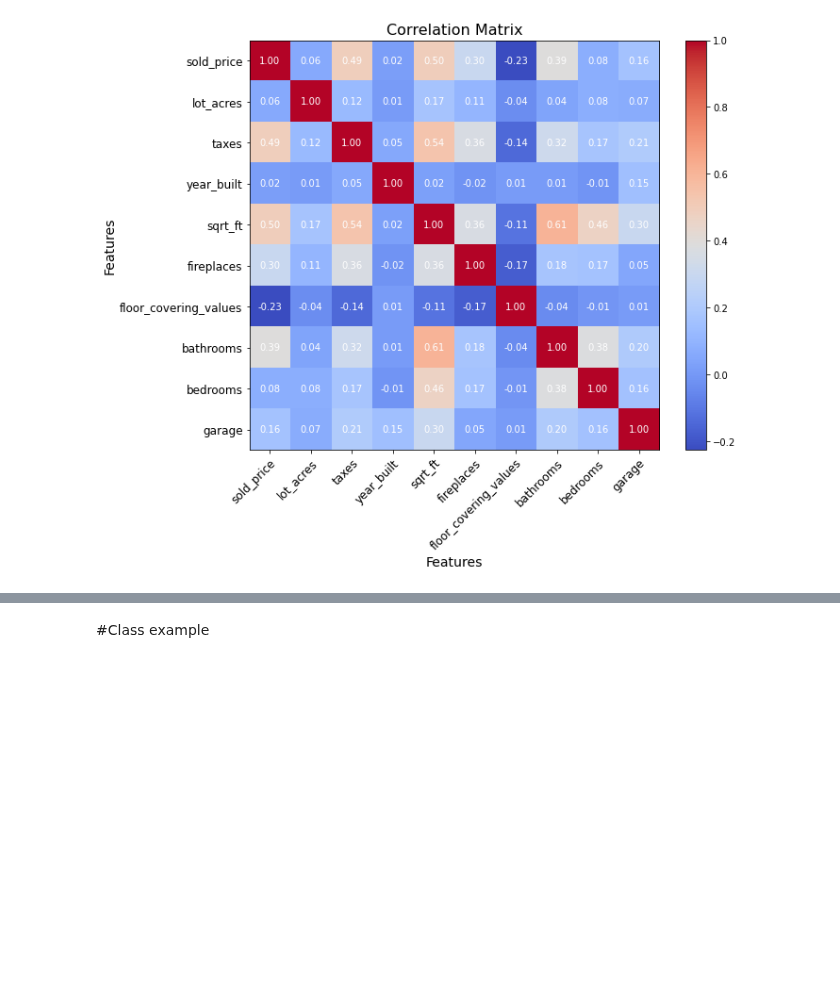
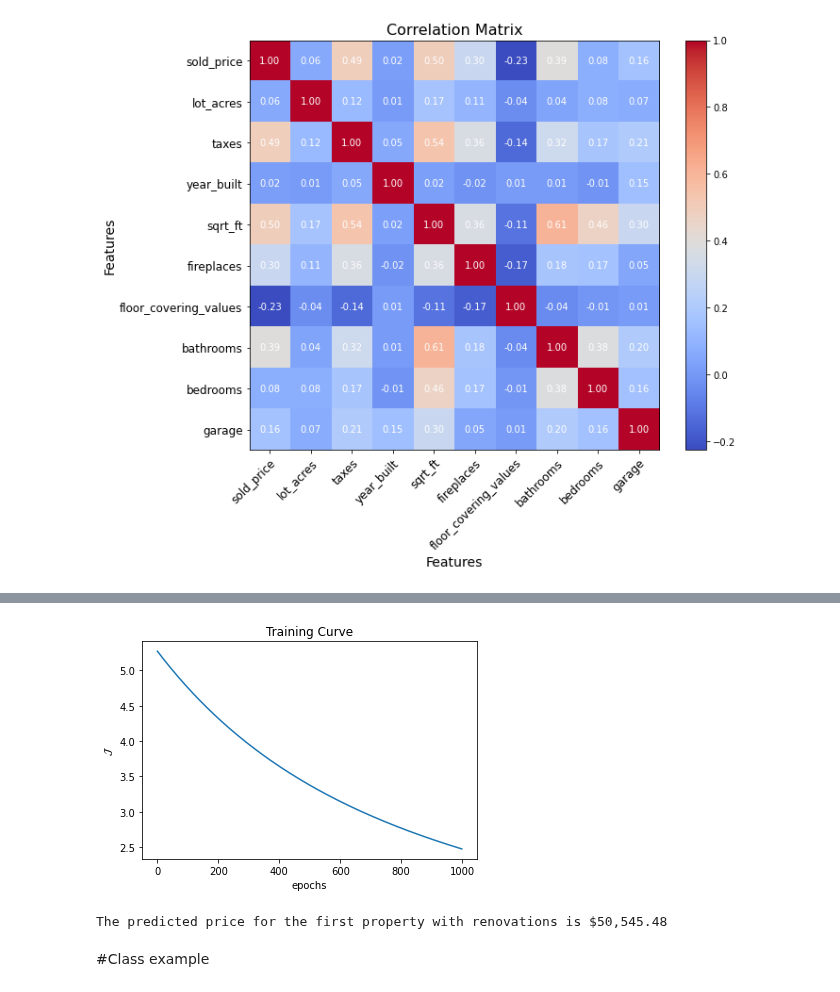
Before and after one commit to DevcoreGJ/HouseLinReg-Price-Renovations, a Jupyter notebook: HouseLinReg_Price_Renovations.ipynb, the cells around one changed output, grey strips where cells are left out. Drawn from its saved outputs; the diff is of its cells as text; code cells hidden in the pictures; blank space fills up the shorter version.

Commit message:
I have added a linear regression model that can tell me how much the first property is after renovations.

```diff
--- a/HouseLinReg_Price_Renovations.ipynb
+++ b/HouseLinReg_Price_Renovations.ipynb
@@ -700,0 +788,21 @@ data_processor.display_correlation_matrix(columns_to_scale)
+# %%
+# Split the data into training and testing sets
+train_data, test_data = split_data(data_no_outliers, 0.8)
+# %%
+myreg = MVLinearRegression()
+# %%
+# Select the 10 columns we want to use for training and testing
+selected_cols = ['sold_price', 'lot_acres', 'taxes', 'year_built', 'sqrt_ft', 'fireplaces', 'floor_covering_values', 'bathrooms', 'bedrooms', 'garage']
+train_data_selected = train_data[selected_cols]
+test_data_selected = test_data[selected_cols]
+# %%
+# Separate the features and target variables for training and testing data
+X_train = train_data_selected.drop('sold_price', axis=1).values
+y_train = train_data_selected['sold_price'].values
+X_test = test_data[selected_cols].values
+y_test = test_data['sold_price'].values
+# %%
+# Train the model
+myreg.fit(X_train, y_train, show_curve=True)
+# %% [output]
+[figure, added]
@@ -701,3 +825,7 @@ data_processor.display_correlation_matrix(columns_to_scale)
+# %%
+print(f"The predicted price for the first property with renovations is ${float(predicted_price_with_renovations):,.2f}")
+# %% [output]
+The predicted price for the first property with renovations is $50,545.48
 # %% [markdown]
 #Class example
 # %%
```
Also changed, not shown: parts of 17 cells of this notebook, 1 other file.
